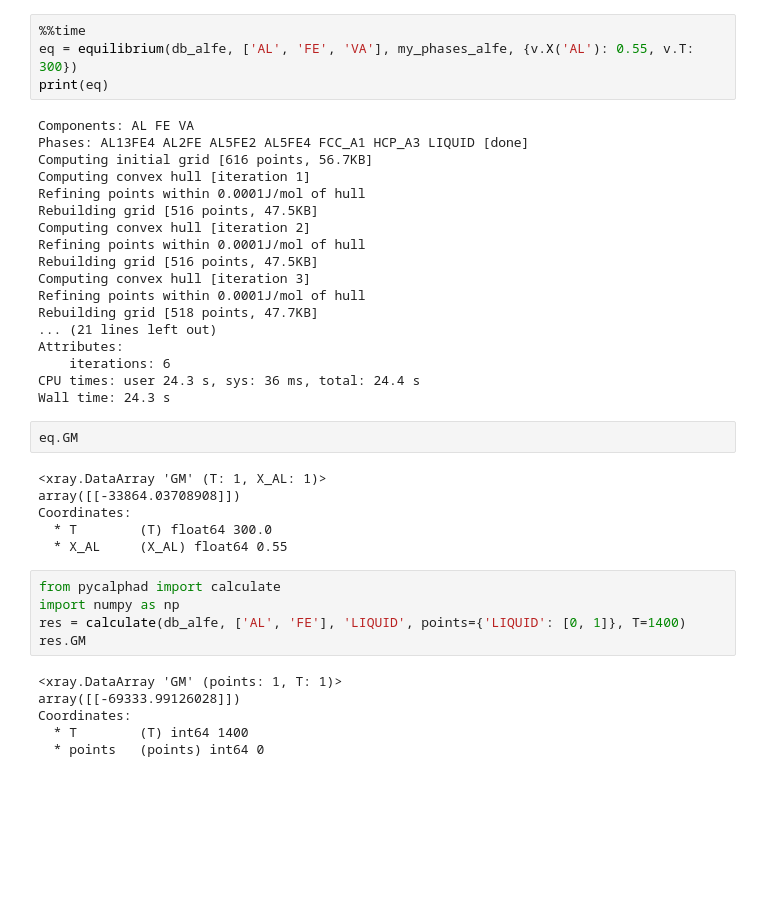
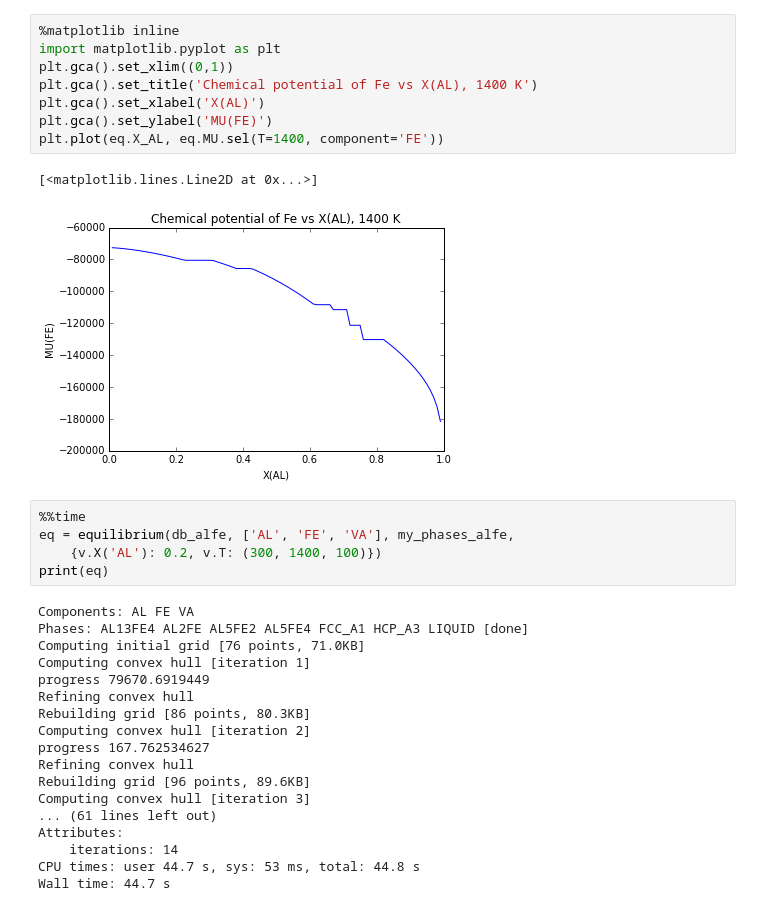
Before and after one commit to pycalphad/pycalphad, a Jupyter notebook: research/Equilibrium2Test.ipynb, the cells around one changed output. Saved outputs shown, nothing was run; the diff lists cells and outputs as text; blank space fills up the shorter version.

Commit message:
DOC: Latest example of equilibrium calculation

```diff
--- a/research/Equilibrium2Test.ipynb
+++ b/research/Equilibrium2Test.ipynb
@@ -8,41 +29,34 @@ my_phases_alfe = ['LIQUID', 'HCP_A3', 'AL5FE2', 'AL2FE', 'AL13FE4', 'AL5FE4', 'F
+# %%
+%matplotlib inline
+import matplotlib.pyplot as plt
+plt.gca().set_xlim((0,1))
+plt.gca().set_title('Chemical potential of Fe vs X(AL), 1400 K')
+plt.gca().set_xlabel('X(AL)')
+plt.gca().set_ylabel('MU(FE)')
+plt.plot(eq.X_AL, eq.MU.sel(T=1400, component='FE'))
+# %% [output]
+[<matplotlib.lines.Line2D at 0x...>]
+[figure, added]
 # %%
 %%time
-eq = equilibrium(db_alfe, ['AL', 'FE', 'VA'], my_phases_alfe, {v.X('AL'): 0.55, v.T: 300})
+eq = equilibrium(db_alfe, ['AL', 'FE', 'VA'], my_phases_alfe,
+    {v.X('AL'): 0.2, v.T: (300, 1400, 100)})
 print(eq)
 # %% [output]
 Components: AL FE VA
 Phases: AL13FE4 AL2FE AL5FE2 AL5FE4 FCC_A1 HCP_A3 LIQUID [done]
-Computing initial grid [616 points, 56.7KB]
+Computing initial grid [76 points, 71.0KB]
 Computing convex hull [iteration 1]
-Refining points within 0.0001J/mol of hull
-Rebuilding grid [516 points, 47.5KB]
+progress 79670.6919449
+Refining convex hull
+Rebuilding grid [86 points, 80.3KB]
 Computing convex hull [iteration 2]
-Refining points within 0.0001J/mol of hull
-Rebuilding grid [516 points, 47.5KB]
+progress 167.762534627
+Refining convex hull
+Rebuilding grid [96 points, 89.6KB]
 Computing convex hull [iteration 3]
-Refining points within 0.0001J/mol of hull
-Rebuilding grid [518 points, 47.7KB]
-... (21 lines left out)
+... (61 lines left out)
 Attributes:
-    iterations: 6
-CPU times: user 24.3 s, sys: 36 ms, total: 24.4 s
-Wall time: 24.3 s
+    iterations: 14
+CPU times: user 44.7 s, sys: 53 ms, total: 44.8 s
+Wall time: 44.7 s
-# %%
-eq.GM
-# %% [output]
-<xray.DataArray 'GM' (T: 1, X_AL: 1)>
-array([[-33864.03708908]])
-Coordinates:
-  * T        (T) float64 300.0
-  * X_AL     (X_AL) float64 0.55
-# %%
-from pycalphad import calculate
-import numpy as np
-res = calculate(db_alfe, ['AL', 'FE'], 'LIQUID', points={'LIQUID': [0, 1]}, T=1400)
-res.GM
-# %% [output]
-<xray.DataArray 'GM' (points: 1, T: 1)>
-array([[-69333.99126028]])
-Coordinates:
-  * T        (T) int64 1400
-  * points   (points) int64 0
```
Also changed, not shown: parts of 4 cells of this notebook.
